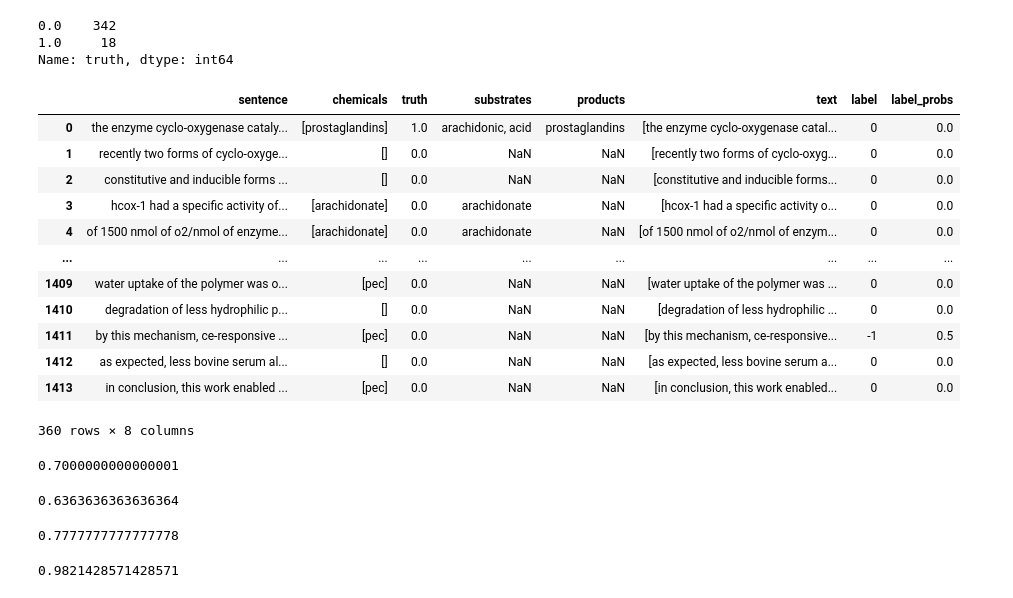
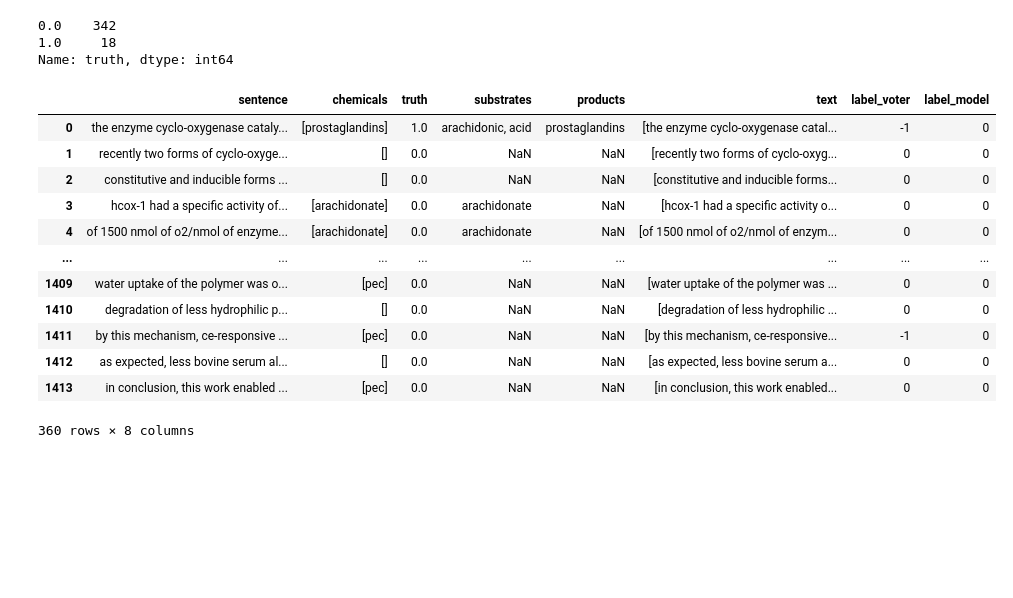
Before and after one commit to igematberkeley/NLPChemExtractor, a Jupyter notebook: cassie_snorkel_labeling_functions.ipynb, the cells around one changed output. Cells and saved outputs as stored; diff of their text form; code cells hidden in the pictures; blank space fills up the shorter version.

```diff
--- a/cassie_snorkel_labeling_functions.ipynb
+++ b/cassie_snorkel_labeling_functions.ipynb
@@ -695,7 +689,7 @@ lfs = [includes_solution_words, includes_mixture_words, includes_physical_words,
 # removing physical_words increases recall but causes large drop in precision
 # sep_conversion_word and sep_verb removal increase precision to 0.71 with recall at 0.38
 # Apply the LFs to the unlabeled training data
-df_train = sentence_chem_df
+df_train = brenda_clean_df
 applier = PandasLFApplier(lfs=lfs)
 L_train = applier.apply(df=df_train)
 # %%
@@ -732,3 +736,20 @@ LFAnalysis(L_train).label_coverage()
 # %%
 from snorkel.labeling.model import MajorityLabelVoter
 from snorkel.labeling.model import LabelModel
+# %%
+# Define the set of labeling functions (LFs)
+# currently excluding amino_acid and followed_ase and followed_by_noun
+lfs = [includes_solution_words, includes_mixture_words, includes_physical_words, includes_genetic_words, includes_structural_words,
+      includes_general_chemical_words, includes_functional_group, includes_paper_artifacts, includes_no_terms, structure_adjacent_mentions,
+      structure_sep_or, structure_sep_comma, structure_sep_via, structure_sep_sym, structure_sep_adverb, includes_oxidation_words,
+      structure_sep_verb, structure_sep_converstion_words, includes_combustion_words, includes_neutralization_words, includes_combination_words,
+      includes_decomposition_words, includes_replacement_words, includes_reaction_words, includes_reaction_component_words, includes_comparison_words,
+      includes_one_chem, includes_react, includes_measure_words, includes_experiment_words, includes_concentration, structure_sep_and]
+      # includes_amino_acid, structure_followed_by_ase, structure_followed_by_noun]
+
+# removing physical_words increases recall but causes large drop in precision
+# sep_conversion_word and sep_verb removal increase precision to 0.71 with recall at 0.38
+# Apply the LFs to the unlabeled training data
+df_test = sentence_chem_df
+applier_test = PandasLFApplier(lfs=lfs)
+L_test = applier_test.apply(df=df_test)
@@ -735,6 +780,6 @@ from snorkel.labeling.model import LabelModel
 # %%
 majority_model = MajorityLabelVoter()
-df_train["label"] = majority_model.predict(L=L_train)
+df_test["label_voter"] = majority_model.predict(L=L_test)
 # %% [output]
 A value is trying to be set on a copy of a slice from a DataFrame.
 Try using .loc[row_indexer,col_indexer] = value instead
@@ -750,0 +789,6 @@ Name: label, dtype: int64
+# %%
+from snorkel.labeling.model import LabelModel
+
+label_model = LabelModel(cardinality=2, verbose=True)
+label_model.fit(L_train=L_train, n_epochs=500, log_freq=100, seed=123, class_balance=[0.95, 0.05])
+df_test["label_model"] = label_model.predict(L=L_test)
@@ -773,21 +813,21 @@ df_train["truth"].value_counts()
 1.0     18
 Name: truth, dtype: int64
 # %%
-only_truth_df = df_train.dropna(subset=['truth'])
+only_truth_df = df_test.dropna(subset=['truth'])
 only_truth_df
 # %% [output]
-|  | sentence | chemicals | truth | substrates | products | text | label | label_probs |
-| 0 | the enzyme cyclo-oxygenase cataly... | [prostaglandins] | 1.0 | arachidonic, acid | prostaglandins | [the enzyme cyclo-oxygenase catal... | 0 | 0.0 |
-| 1 | recently two forms of cyclo-oxyge... | [] | 0.0 | NaN | NaN | [recently two forms of cyclo-oxyg... | 0 | 0.0 |
-| 2 | constitutive and inducible forms ... | [] | 0.0 | NaN | NaN | [constitutive and inducible forms... | 0 | 0.0 |
-| 3 | hcox-1 had a specific activity of... | [arachidonate] | 0.0 | arachidonate | NaN | [hcox-1 had a specific activity o... | 0 | 0.0 |
-| 4 | of 1500 nmol of o2/nmol of enzyme... | [arachidonate] | 0.0 | arachidonate | NaN | [of 1500 nmol of o2/nmol of enzym... | 0 | 0.0 |
+|  | sentence | chemicals | truth | substrates | products | text | label_voter | label_model |
+| 0 | the enzyme cyclo-oxygenase cataly... | [prostaglandins] | 1.0 | arachidonic, acid | prostaglandins | [the enzyme cyclo-oxygenase catal... | -1 | 0 |
+| 1 | recently two forms of cyclo-oxyge... | [] | 0.0 | NaN | NaN | [recently two forms of cyclo-oxyg... | 0 | 0 |
+| 2 | constitutive and inducible forms ... | [] | 0.0 | NaN | NaN | [constitutive and inducible forms... | 0 | 0 |
+| 3 | hcox-1 had a specific activity of... | [arachidonate] | 0.0 | arachidonate | NaN | [hcox-1 had a specific activity o... | 0 | 0 |
+| 4 | of 1500 nmol of o2/nmol of enzyme... | [arachidonate] | 0.0 | arachidonate | NaN | [of 1500 nmol of o2/nmol of enzym... | 0 | 0 |
 | ... | ... | ... | ... | ... | ... | ... | ... | ... |
-| 1409 | water uptake of the polymer was o... | [pec] | 0.0 | NaN | NaN | [water uptake of the polymer was ... | 0 | 0.0 |
-| 1410 | degradation of less hydrophilic p... | [] | 0.0 | NaN | NaN | [degradation of less hydrophilic ... | 0 | 0.0 |
-| 1411 | by this mechanism, ce-responsive ... | [pec] | 0.0 | NaN | NaN | [by this mechanism, ce-responsive... | -1 | 0.5 |
-| 1412 | as expected, less bovine serum al... | [] | 0.0 | NaN | NaN | [as expected, less bovine serum a... | 0 | 0.0 |
-| 1413 | in conclusion, this work enabled ... | [pec] | 0.0 | NaN | NaN | [in conclusion, this work enabled... | 0 | 0.0 |
+| 1409 | water uptake of the polymer was o... | [pec] | 0.0 | NaN | NaN | [water uptake of the polymer was ... | 0 | 0 |
+| 1410 | degradation of less hydrophilic p... | [] | 0.0 | NaN | NaN | [degradation of less hydrophilic ... | 0 | 0 |
+| 1411 | by this mechanism, ce-responsive ... | [pec] | 0.0 | NaN | NaN | [by this mechanism, ce-responsive... | -1 | 0 |
+| 1412 | as expected, less bovine serum al... | [] | 0.0 | NaN | NaN | [as expected, less bovine serum a... | 0 | 0 |
+| 1413 | in conclusion, this work enabled ... | [pec] | 0.0 | NaN | NaN | [in conclusion, this work enabled... | 0 | 0 |
 360 rows × 8 columns
 # %%
 import sklearn as sk
@@ -796,20 +836,3 @@ from sklearn.metrics import precision_score
 from sklearn.metrics import accuracy_score
 from sklearn.metrics import confusion_matrix
 from sklearn.metrics import balanced_accuracy_score
-# %%
-no_abstain_df = only_truth_df[only_truth_df["label"] != -1]
-sk.metrics.f1_score(no_abstain_df["truth"], no_abstain_df["label"])
-# %% [output]
-0.7000000000000001
-# %%
-recall_score(no_abstain_df["truth"], no_abstain_df["label"])
-# %% [output]
-0.6363636363636364
-# %%
-precision_score(no_abstain_df["truth"], no_abstain_df["label"])
-# %% [output]
-0.7777777777777778
-# %%
-accuracy_score(no_abstain_df["truth"], no_abstain_df["label"])
-# %% [output]
-0.9821428571428571
```
Also changed, not shown: parts of 41 cells of this notebook.
